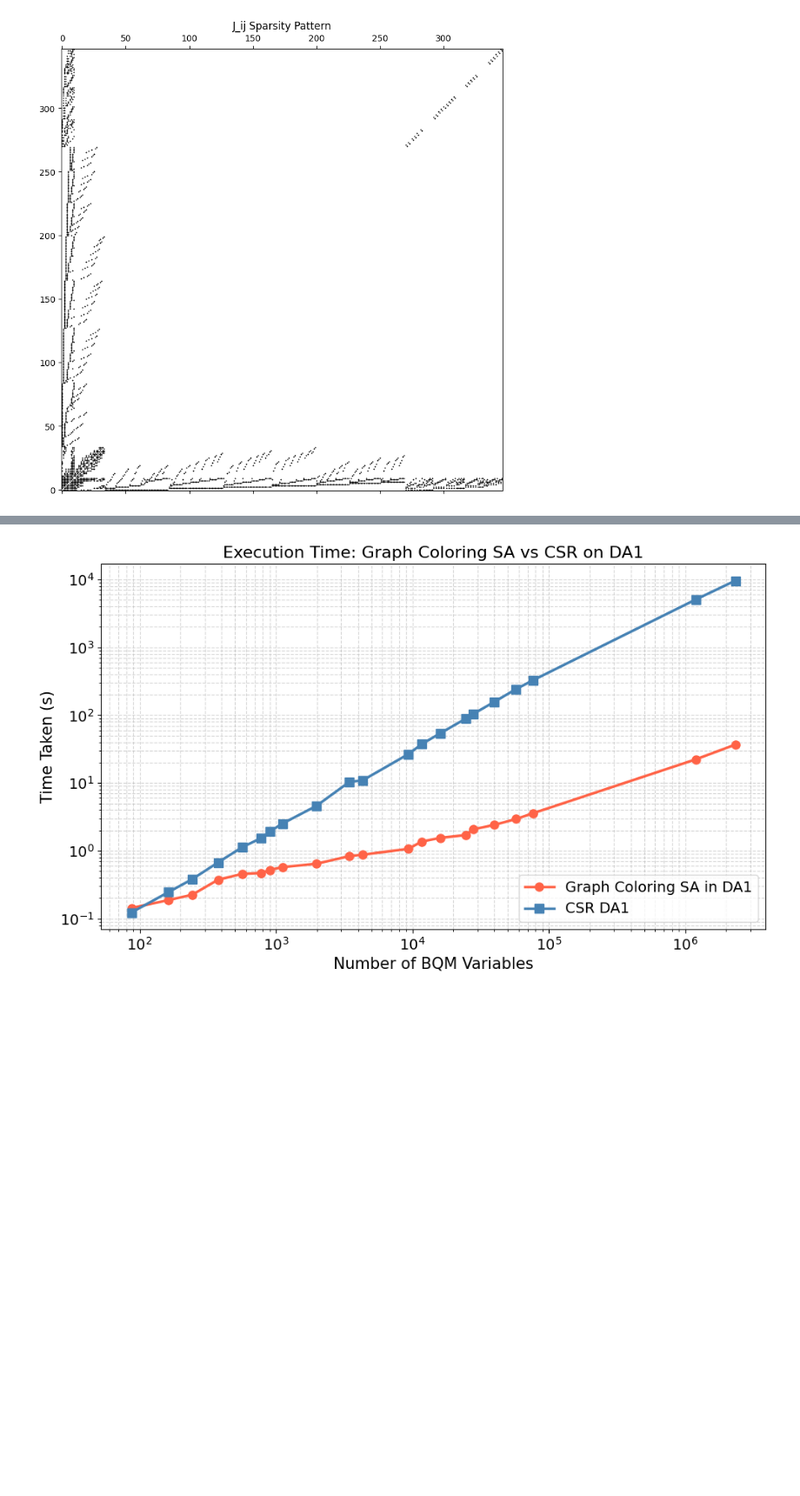
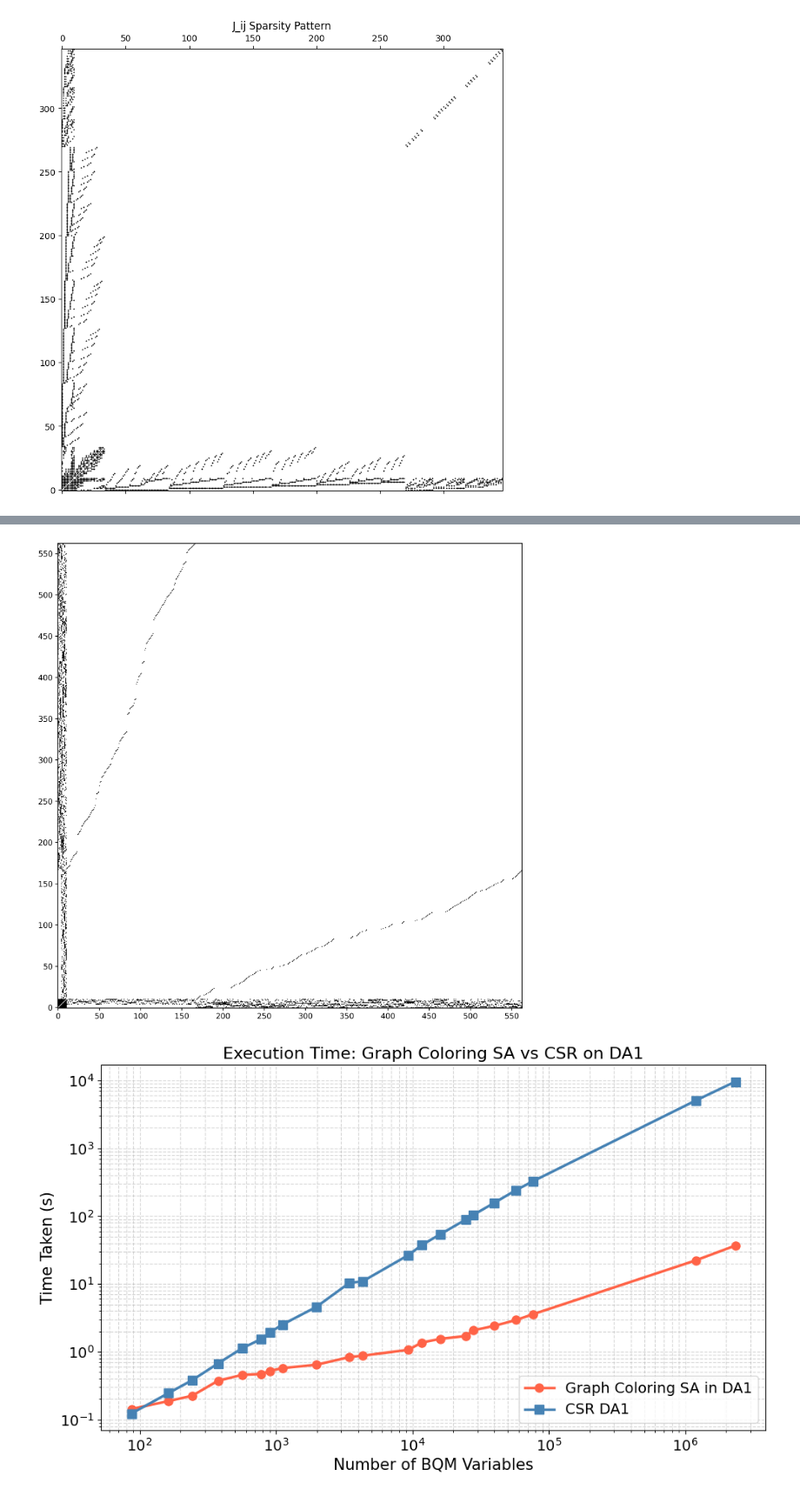
Before and after one commit to AdvithDesu/Digital_Annealer, a Jupyter notebook: Plotting shit.ipynb, the cells around one changed output, grey strips where cells are left out. Shown at 87% size. Drawn from its saved outputs; the diff is of its cells as text; code cells hidden in the pictures; blank space fills up the shorter version.

```diff
--- a/Plotting shit.ipynb
+++ b/Plotting shit.ipynb
@@ -404,3 +404,96 @@ plt.show()
+# %%
+import numpy as np
+import matplotlib.pyplot as plt
+from scipy.sparse import csr_matrix
+
+N = 338699
+
+# ---------------------------------------------------
+# Load CSR-format sparse matrix data
+# ---------------------------------------------------
+row_ptr = np.loadtxt(f'row_ptr_{N}.csv', delimiter=',', dtype=int)
+col_idx = np.loadtxt(f'col_idx_{N}.csv', delimiter=',', dtype=int)
+values  = np.loadtxt(f'J_values_{N}.csv', delimiter=',')
+
+# Matrix dimension
+N = len(row_ptr) - 1
+
+# ---------------------------------------------------
+# Construct sparse matrix correctly
+# ---------------------------------------------------
+J = csr_matrix((values, col_idx, row_ptr), shape=(N, N))
+
+# Boolean sparsity pattern
+# True where nonzero
+J_pattern = (J != 0).toarray()
+
+# ---------------------------------------------------
+# Plot
+# ---------------------------------------------------
+plt.rcParams.update({
+    "font.family": "sans-serif",
+    "font.size": 14,
+    "axes.linewidth": 1.2
+})
+
+fig, ax = plt.subplots(figsize=(10, 10), dpi=300)
+
+im = ax.imshow(
+    J_pattern,
+    cmap='Greys',
+    interpolation='nearest',
+    origin='lower'   # <-- (0,0) at bottom-left
+)
+
+# ---------------------------------------------------
+# Labels / title
+# ---------------------------------------------------
+# ax.set_title(
+#     r'Sparsity Pattern of $J_{ij}$',
+#     fontsize=20,
+#     pad=18
+# )
+
+# ax.set_xlabel(r'Column Index $j$', fontsize=16)
+# ax.set_ylabel(r'Row Index $i$', fontsize=16)
+
+# ---------------------------------------------------
+# Tick formatting
+# ---------------------------------------------------
+tick_step = 50
+ticks = np.arange(0, N, tick_step)
+
+ax.set_xticks(ticks)
+ax.set_yticks(ticks)
+
+ax.tick_params(axis='both', which='major', labelsize=11)
+
+# Keep x-axis ticks at bottom
+ax.xaxis.set_ticks_position('bottom')
+
+# Thin clean border
+for spine in ax.spines.values():
+    spine.set_linewidth(1.2)
+
+plt.tight_layout()
+
+# ---------------------------------------------------
+# Save outputs
+# ---------------------------------------------------
+plt.savefig(
+    'Jij_sparsity_pattern.png',
+    dpi=600,
+    bbox_inches='tight'
+)
+
+plt.savefig(
+    'Jij_sparsity_pattern.pdf',
+    bbox_inches='tight'
+)
+
+plt.show()
+# %% [output]
+[figure, added]
 # %%
 import matplotlib.pyplot as plt
 
```
Also changed, not shown: parts of 1 cell of this notebook, 5 other files.
